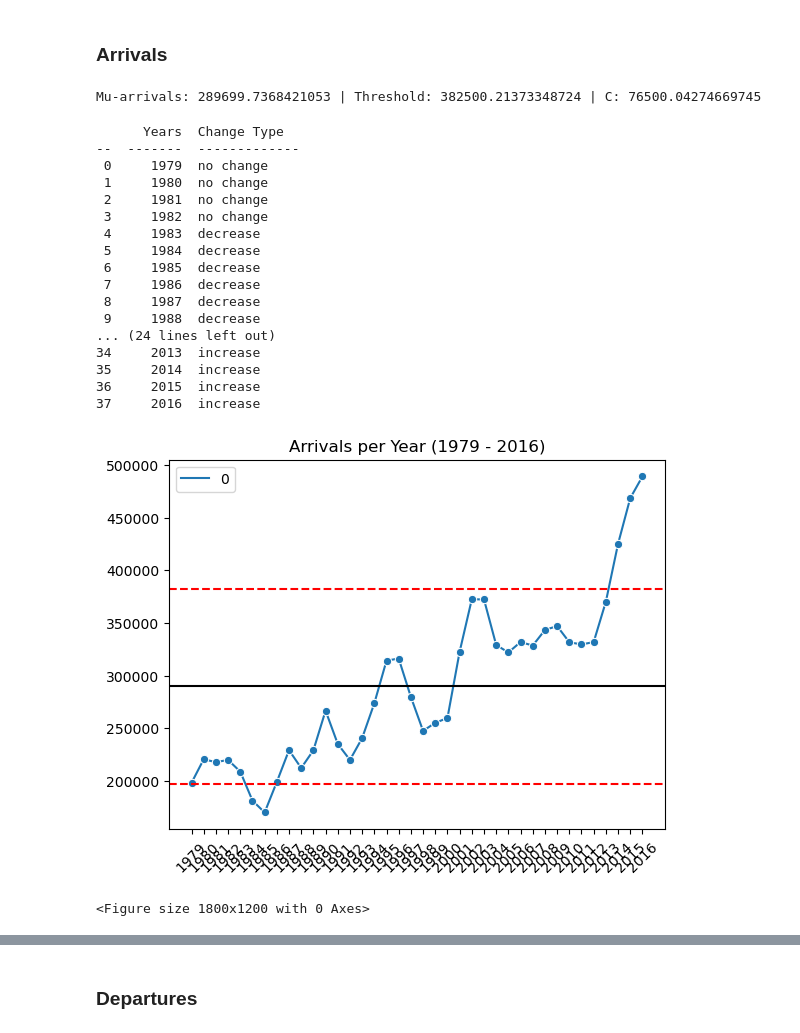
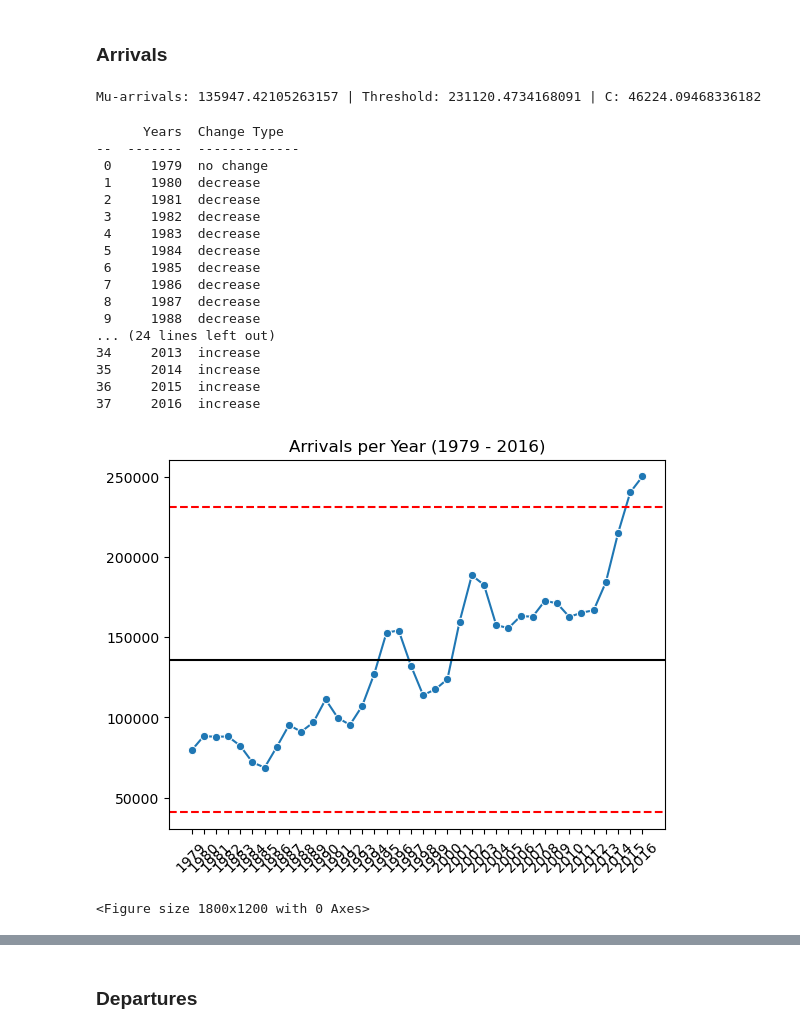
Before and after one commit to lammypi/Data-Science-Explorations, a Jupyter notebook: nz-migration-stats.ipynb, the cells around one changed output, grey strips where cells are left out. Saved outputs shown, nothing was run; the diff lists cells and outputs as text; code cells hidden in the pictures.

```diff
--- a/nz-migration-stats.ipynb
+++ b/nz-migration-stats.ipynb
@@ -195,3 +195,11 @@ years = sorted(years, reverse = False) # Do this step to ensure years are correc
 
 # Measures
 measures = [*data.Measure.unique()]
+# %%
+# Filtered dataset
+new_data = data[(data['Citizenship'] == 'Total All Citizenships') & (data['Country'] != 'All countries')]
+
+# Reset the index
+new_data.reset_index(inplace = True)
+# Check
+new_data.head(10)
@@ -204,4 +224,4 @@ def measurePerYear(measure, year) -> int:
 
     """
     # Return
-    return int(data['Value'].loc[(data['Measure']==measure) & (data['Year']==year)].sum())
+    return int(new_data['Value'].loc[(new_data['Measure']==measure) & (new_data['Year']==year)].sum())
@@ -712,7 +746,7 @@ c_arr = np.std(arrivals_per_year)
 # Display our starting values
 print(f'Mu-arrivals: {mu_arr} | Threshold: {theta_arr} | C: {c_arr}')
 # %% [output]
-Mu-arrivals: 289699.7368421053 | Threshold: 382500.21373348724 | C: 76500.04274669745
+Mu-arrivals: 135947.42105263157 | Threshold: 231120.4734168091 | C: 46224.09468336182
 # %%
 # Use a 0 start method
 inc_arr_st_vals = [0]*len(arrivals_per_year)
@@ -753,9 +787,9 @@ print(tbl.tabulate(arr_yearly_cusum[['year', 'change_type']],
       Years  Change Type
 --  -------  -------------
  0     1979  no change
- 1     1980  no change
- 2     1981  no change
- 3     1982  no change
+ 1     1980  decrease
+ 2     1981  decrease
+ 3     1982  decrease
  4     1983  decrease
  5     1984  decrease
  6     1985  decrease
@@ -770,25 +804,26 @@ print(tbl.tabulate(arr_yearly_cusum[['year', 'change_type']],
 # %%
 # Arrivals only chart
 arr_cusum = sns.lineplot(data = [arrivals_per_year],
                          marker = "o",
-                         linestyle = 'solid')
+                         linestyle = 'solid',
+                         legend = False)
 # Tickmarks
 arr_cusum.set_xticks(range(len(years)))
 arr_cusum.set_xticklabels(years, rotation = 45)
 
 # Title
 arr_cusum.set_title("Arrivals per Year (1979 - 2016)")
 
 # Add mu_arr line
 plt.axhline(mu_arr, c = 'black', ls = '-')
 
 # Add threshold lines
 plt.axhline(theta_arr, c = 'red', ls = '--')
 plt.axhline(mu_arr - (theta_arr-mu_arr), c = 'red', ls = '--')
 
 # Display
 plt.figure(figsize=(18, 12))
 plt.show()
 # %% [output]
-[figure, old version]
+[figure, new version]
 <Figure size 1800x1200 with 0 Axes>
```
Also changed, not shown: parts of 21 cells of this notebook.
